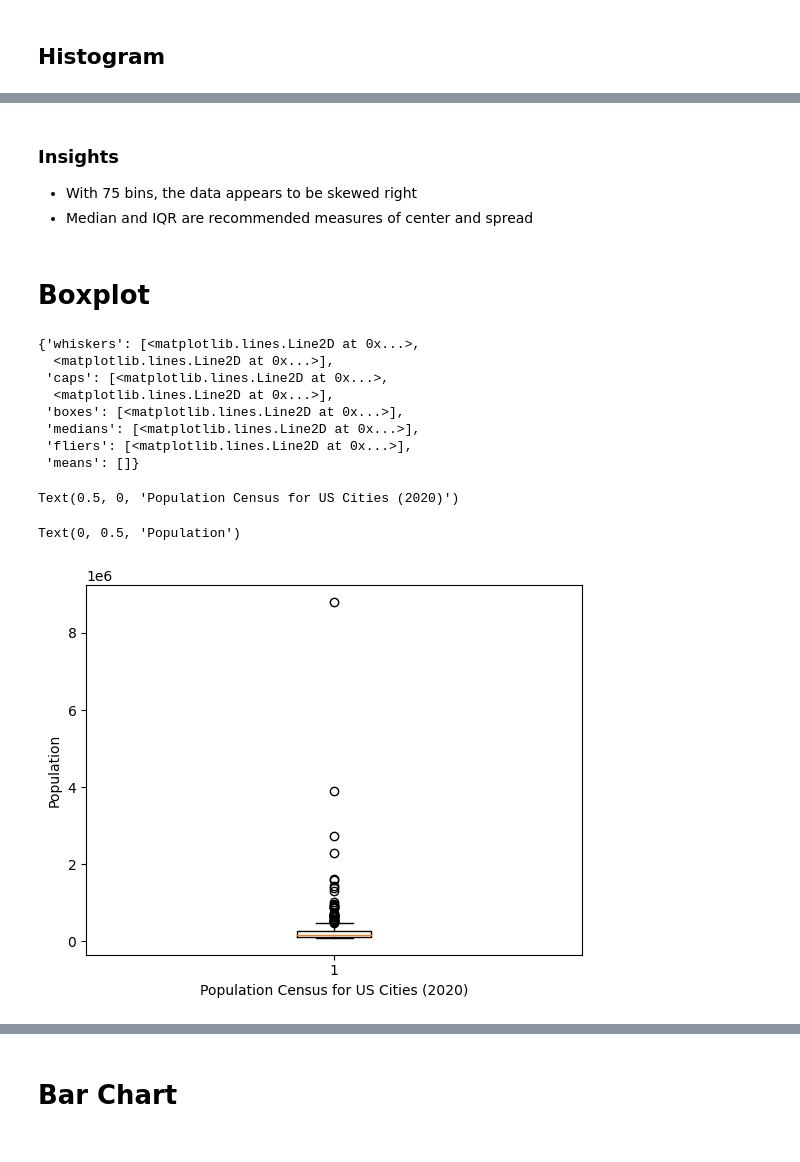
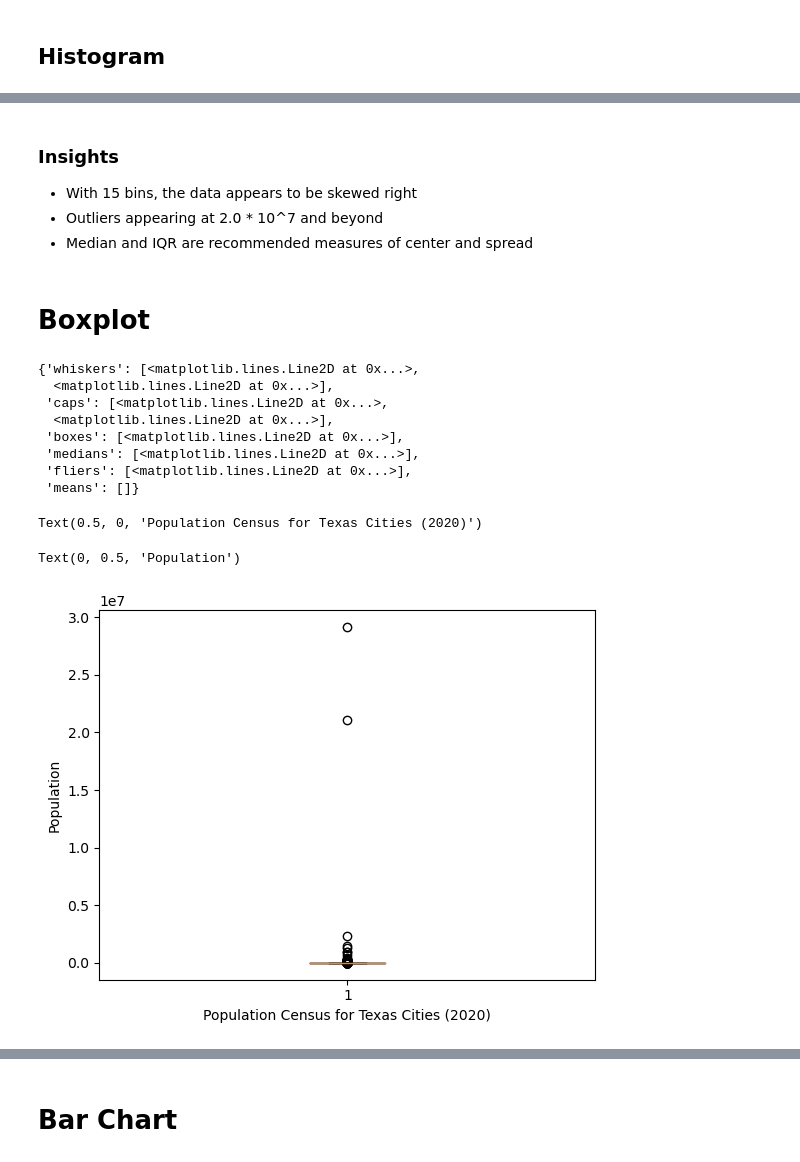
Before and after one commit to ZacharySoo01/I310D_DataCuration-Analysis, a Jupyter notebook: zks273_assignment7.ipynb, the cells around one changed output, grey strips where cells are left out. Drawn from its saved outputs; the diff is of its cells as text; code cells hidden in the pictures.

```diff
--- a/zks273_assignment7.ipynb
+++ b/zks273_assignment7.ipynb
@@ -152,7 +180,7 @@ import pylab as pl
 InteractiveShell.ast_node_interactivity = "all"
 
 
-uspopulation_df = pd.read_csv("WikiUSCitiesPopulationFinal.csv")
-pop_census = uspopulation_df["Pop Census (2020)"]
+txpopulation_df = pd.read_csv("WikiTxCitiesPopulationFinal.csv")
+pop_census = txpopulation_df["2020 Census"]
 pop_census.describe()
 # %% [output]
@@ -189,26 +217,27 @@ Text(0, 0.5, 'Frequency')
 # %% [markdown]
 ### Insights
-- With 75 bins, the data appears to be skewed right
+- With 15 bins, the data appears to be skewed right
+- Outliers appearing at 2.0 * 10^7 and beyond
 - Median and IQR are recommended measures of center and spread
 # %% [markdown]
 # Boxplot
 # %%
 plt.boxplot(pop_census)
 
-plt.xlabel("Population Census for US Cities (2020)")
+plt.xlabel("Population Census for Texas Cities (2020)")
 plt.ylabel("Population")
 # %% [output]
 {'whiskers': [<matplotlib.lines.Line2D at 0x...>,
   <matplotlib.lines.Line2D at 0x...>],
  'caps': [<matplotlib.lines.Line2D at 0x...>,
   <matplotlib.lines.Line2D at 0x...>],
  'boxes': [<matplotlib.lines.Line2D at 0x...>],
  'medians': [<matplotlib.lines.Line2D at 0x...>],
  'fliers': [<matplotlib.lines.Line2D at 0x...>],
  'means': []}
-Text(0.5, 0, 'Population Census for US Cities (2020)')
+Text(0.5, 0, 'Population Census for Texas Cities (2020)')
 Text(0, 0.5, 'Population')
-[figure, old version]
+[figure, new version]
 # %% [markdown]
 ## Insights from Boxplot
 - There are outliers both mainly above the boxplot
```
Also changed, not shown: parts of 16 cells of this notebook.
